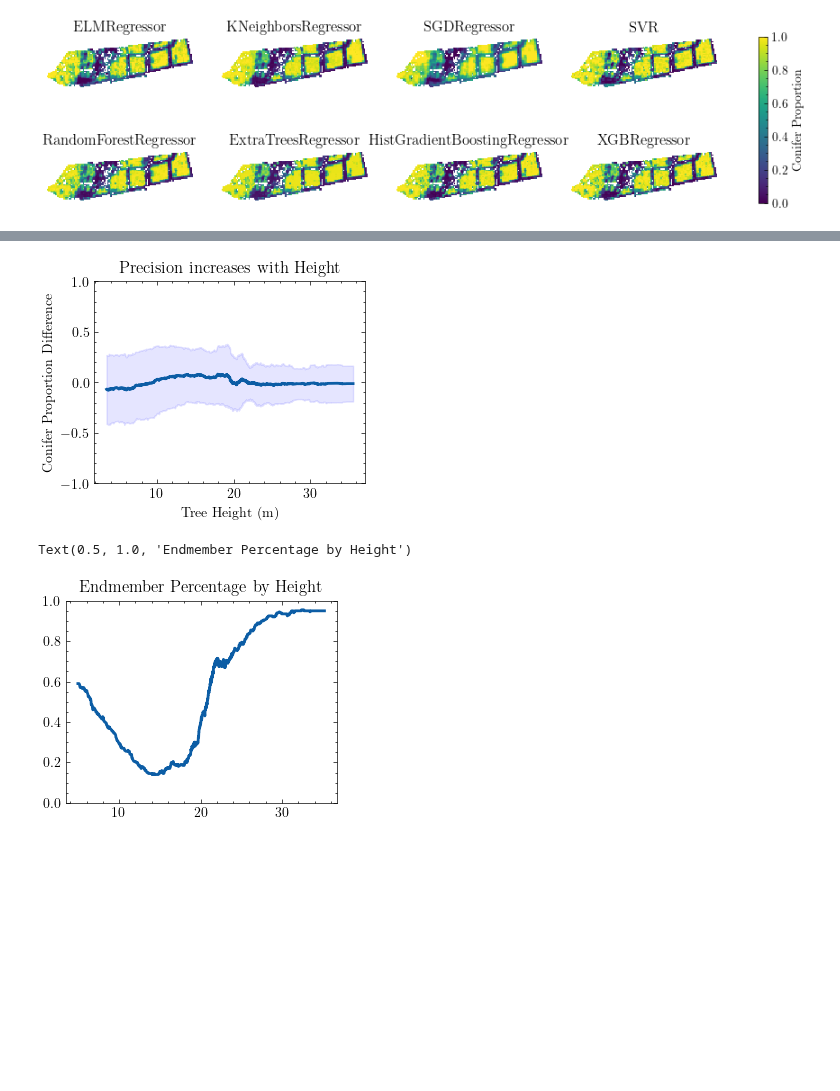
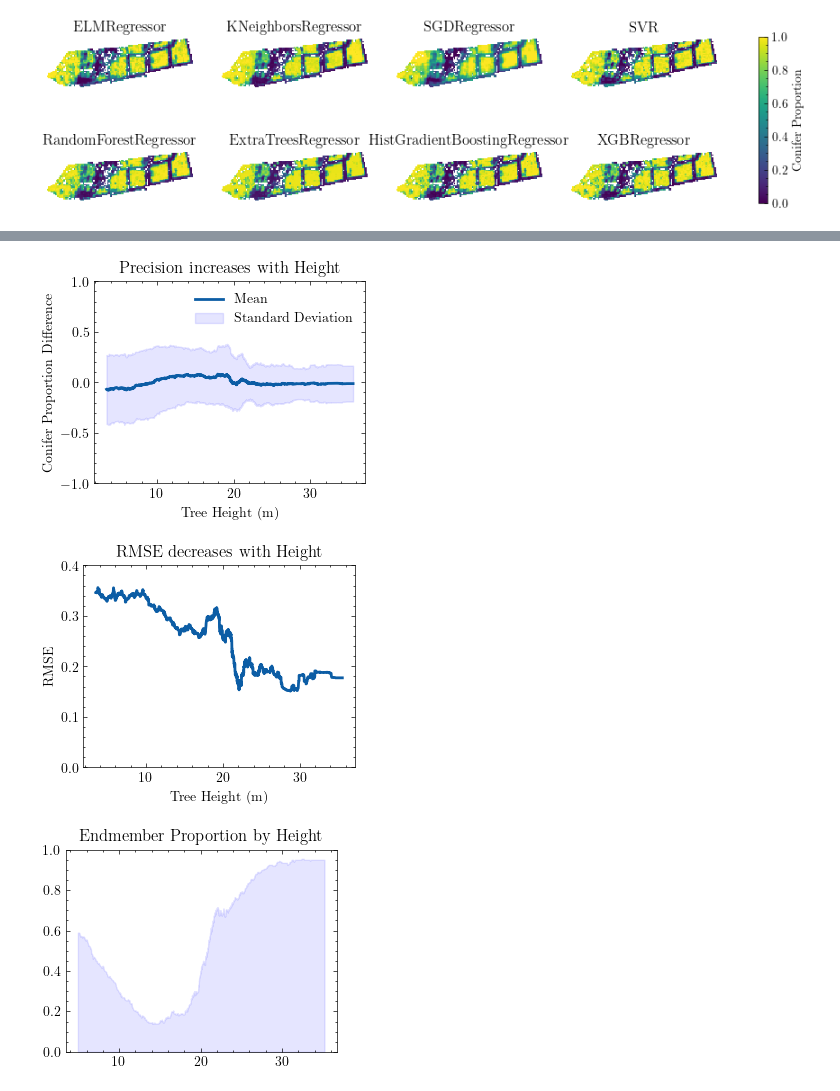
Before and after one commit to Lumcoin/leaf-type-mixture, a Jupyter notebook: notebooks/3-hyperparameter-tuning.ipynb, the cells around one changed output, grey strips where cells are left out. Cells and saved outputs as stored; diff of their text form; code cells hidden in the pictures; blank space fills up the shorter version.

```diff
--- a/notebooks/3-hyperparameter-tuning.ipynb
+++ b/notebooks/3-hyperparameter-tuning.ipynb
@@ -570,10 +545,26 @@ plt.ylim(-1, 1)
 plt.xlabel("Tree Height (m)")
 plt.ylabel("Conifer Proportion Difference")
 plt.title("Precision increases with Height")
+plt.legend(["Mean", "Standard Deviation"])
 
 plt.show()
 # %% [output]
-[figure, old version]
+[figure, new version]
+# %%
+# Plot moving RMSE
+import numpy as np
+
+squared_error = difference_df ** 2
+moving_rmse = np.sqrt(squared_error.rolling(window_size).mean())
+plt.plot(dem_df, moving_rmse, linewidth=2)
+plt.ylim(0, 0.4)
+plt.xlabel("Tree Height (m)")
+plt.ylabel("RMSE")
+plt.title("RMSE decreases with Height")
+
+plt.show()
+# %% [output]
+[figure, added]
 # %%
 # Plot the percentage of endmembers across the height of the trees
 dem = load_raster("../data/external/dem_median.tif")
@@ -591,11 +582,10 @@ endmembers = endmembers.reset_index(drop=True)
 indices = dem_df.argsort()
 endmembers, dem_df = endmembers[indices], dem_df[indices]
 moving_average = endmembers.rolling(window_size).mean()
-plt.plot(dem_df, moving_average, linewidth=2)
+plt.fill_between(dem_df, 0, moving_average, color='b', alpha=.1)
 plt.ylim(0, 1)
-plt.title("Endmember Percentage by Height")
+plt.title("Endmember Proportion by Height")
 
 plt.show()
 # %% [output]
-Text(0.5, 1.0, 'Endmember Percentage by Height')
-[figure, old version]
+[figure, new version]
```
Also changed, not shown: parts of 23 cells of this notebook, 2 other files.
